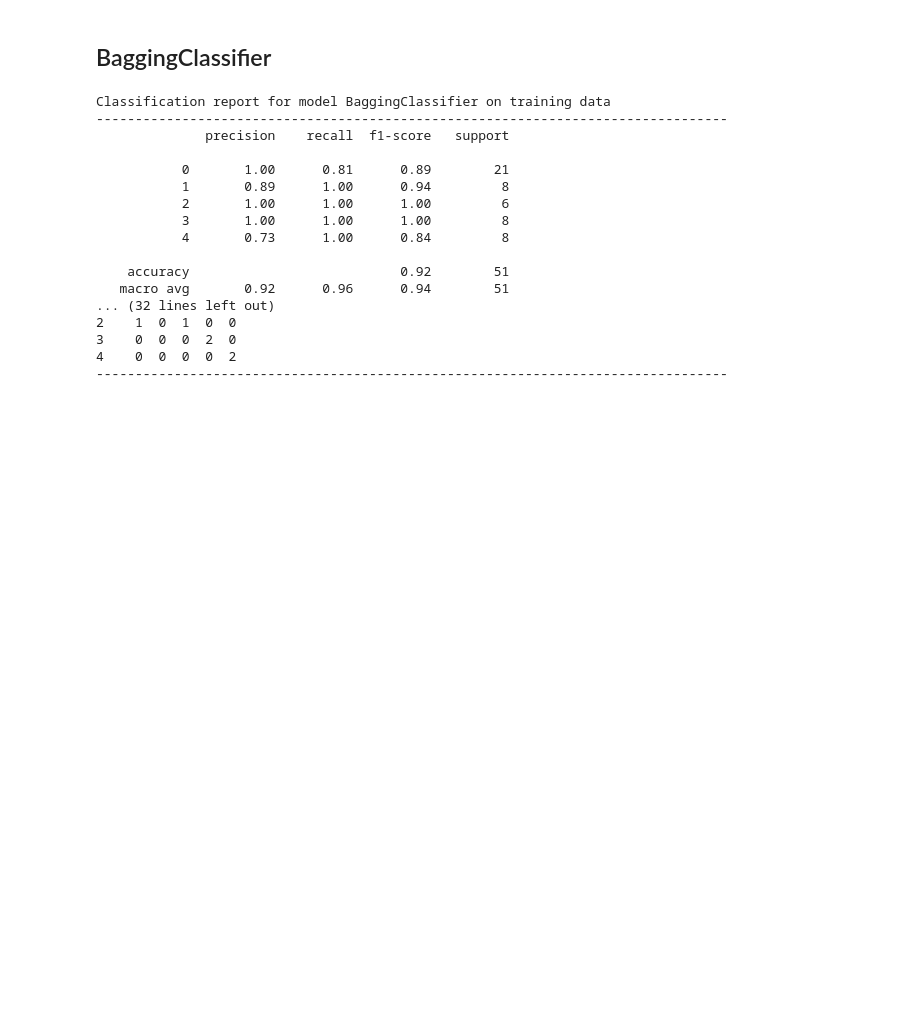
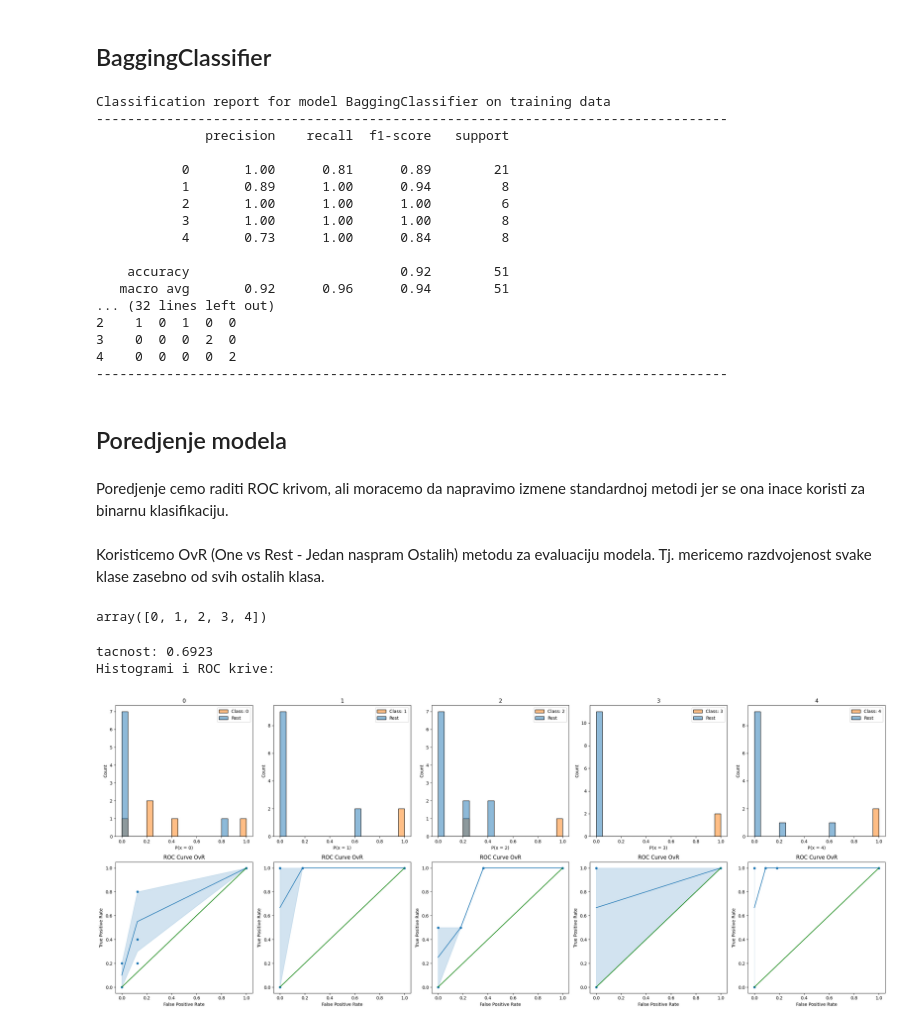
Before and after one commit to MATF-istrazivanje-podataka-1/2023_Data_Mining_Leukemia_Dataset, a Jupyter notebook: klasifikacija/KNN.ipynb, the cells around one changed output. Saved outputs shown, nothing was run; the diff lists cells and outputs as text; code cells hidden in the pictures; blank space fills up the shorter version.

Commit message:
Roc poredjenje i manje prepravke

```diff
--- a/klasifikacija/KNN.ipynb
+++ b/klasifikacija/KNN.ipynb
@@ -425,3 +427,14 @@ Classification report for model BaggingClassifier on training data
 3    0  0  0  2  0
 4    0  0  0  0  2
 ---------------------------------------------------------------------------------
+# %% [markdown]
+## Poredjenje modela
+# %% [markdown]
+Poredjenje cemo raditi ROC krivom, ali moracemo da napravimo izmene standardnoj metodi jer se ona inace koristi za binarnu klasifikaciju.
+# %% [markdown]
+Koristicemo OvR (One vs Rest - Jedan naspram Ostalih) metodu za evaluaciju modela. Tj. mericemo razdvojenost svake klase zasebno od svih ostalih klasa.
+# %%
+classes = knn1.classes_
+classes
+# %% [output]
+array([0, 1, 2, 3, 4])
@@ -427,0 +478,35 @@ Classification report for model BaggingClassifier on training data
+# %%
+plt.figure(figsize = (25, 10))
+bins = [i/20 for i in range(20)] + [1]
+roc_auc_ovr = {}
+
+y_pred = knn1.predict(X_test_norm)
+y_proba = knn1.predict_proba(X_test_norm)
+print("tacnost: %.4f" % accuracy_score(Y_test, y_pred))
+print("Histogrami i ROC krive:")
+
+for i in range(len(classes)):
+    c = classes[i]
+
+    df_aux = X_test.copy()
+    df_aux['class'] = [1 if y == c else 0 for y in Y_test]
+    df_aux['prob'] = y_proba[:, i]
+    df_aux = df_aux.reset_index(drop = True)
+
+    ax = plt.subplot(2, 5, i+1)
+    sns.histplot(x = "prob", data = df_aux, hue = 'class', color = 'b', ax = ax, bins = bins)
+    ax.set_title(c)
+    ax.legend([f"Class: {c}", "Rest"])
+    ax.set_xlabel(f"P(x = {c})")
+
+    ax_bottom = plt.subplot(2, 5, i+6)
+    tpr, fpr = get_all_roc_coordinates(df_aux['class'], df_aux['prob'])
+    plot_roc_curve(tpr, fpr, scatter = True, ax = ax_bottom)
+    ax_bottom.set_title("ROC Curve OvR")
+
+    roc_auc_ovr[c] = roc_auc_score(df_aux['class'], df_aux['prob'])
+plt.tight_layout()
+# %% [output]
+tacnost: 0.6923
+Histogrami i ROC krive:
+[figure, added]
```
Also changed, not shown: parts of 6 cells of this notebook.
